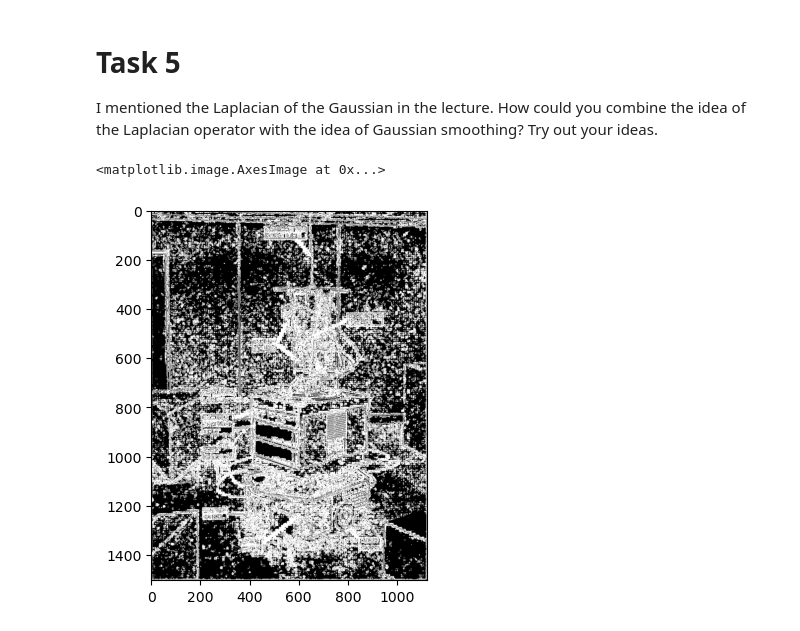
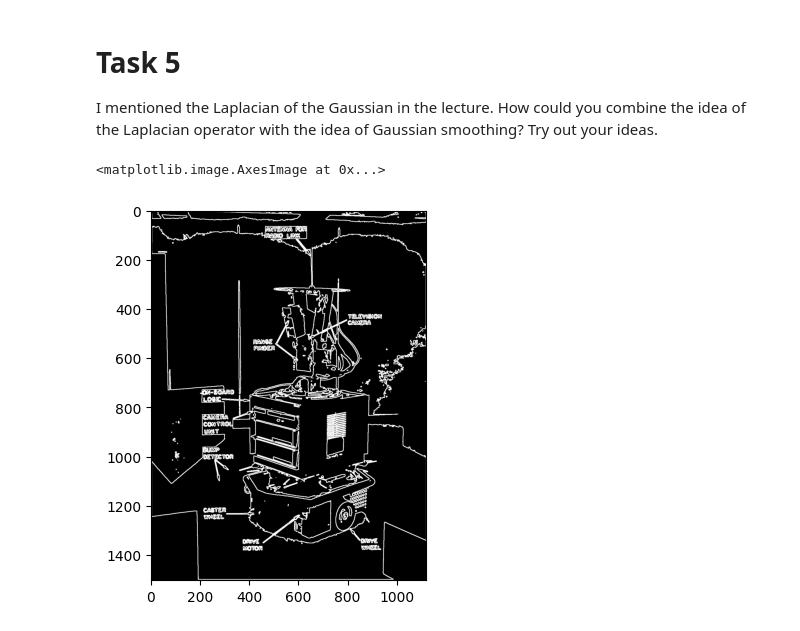
Before and after one commit to Alexandercheng-rsch/Robots-lab-, a Jupyter notebook: Lab2/lab2.ipynb, the cells around one changed output. Saved outputs shown, nothing was run; the diff lists cells and outputs as text; code cells hidden in the pictures.

```diff
--- a/Lab2/lab2.ipynb
+++ b/Lab2/lab2.ipynb
@@ -53,8 +54,8 @@ for i in range(N):
         kernel[i,j] = (1/(2*np.pi*sigma**2))*np.e**(-(((i-centre)**2+(j-centre)**2)/2*sigma**2))
 kernel/= np.sum(kernel)
 ##for 5x5
-N = 5
-sigma = 1
+N = 200
+sigma = 20
 centre = (N-1)/2
 kernel_2 = np.zeros((N,N))
 sum = 0
@@ -82,7 +83,7 @@ shakey_con = scipy.signal.convolve2d(shakey,kernel,mode='same')
 threshold_shakey_sobel_x_2 = abs(scipy.signal.convolve2d(shakey_con,sobel_x,mode='same'))
 threshold_shakey_sobel_y_2 = abs(scipy.signal.convolve2d(shakey_con,sobel_y,mode='same'))
 shakey_mag_2 = magnitude(threshold_shakey_sobel_x_2,threshold_shakey_sobel_y_2)
-#
+#the lower intensity pixels.
 
 plt.subplot(1,4,2)
 plt.imshow(shakey_mag_2>thres,cmap='gray')
@@ -155,6 +156,6 @@ print(mat_2.shape)
 # %%
 ##5x5
-std_dev_ls = [0.1,1,2,3,4,0.00000003]
+std_dev_ls = [1,3,5,7,9]
 x = 2
 mean = 0
 iter = 0
@@ -169,16 +170,19 @@ for i in std_dev_ls:
     plt.subplot(1,len(std_dev_ls),iter)
     plt.axis('off')
     plt.imshow(magnitude_sobel,cmap='gray')
-    plt.title('σ={}'.format(i))
+    zoom_region = [250, 700, 20, 200]  # Adjust these values based on your image and desired zoom area
+    plt.xlim(zoom_region[0], zoom_region[1])
+    plt.ylim(zoom_region[3], zoom_region[2])
+    plt.title('5x5, σ={}'.format(i))
 
 
 ###3x3
 
-std_dev_ls = [0.1,0.6,1,2,3,4,5]
+std_dev_ls = [1,3,5,7,9]
 x = 1
 mean = 0
 iter = 0
-plt.figure(figsize=(20, 60))
+plt.figure(figsize=(40, 90))
 for i in std_dev_ls:
     iter +=1
     mat = sample_gaussian(i,mean,np.arange(start=-x,stop=x+1,step=1,dtype=np.float32))
@@ -188,5 +192,8 @@ for i in std_dev_ls:
     plt.subplot(1,len(std_dev_ls),iter)
     plt.axis('off')
     plt.imshow(shakey_conv,cmap='gray')
-    plt.title('σ={}'.format(i))
+    zoom_region = [250, 700, 20, 200]  # Adjust these values based on your image and desired zoom area
+    plt.xlim(zoom_region[0], zoom_region[1])
+    plt.ylim(zoom_region[3], zoom_region[2])
+    plt.title('3x3, σ={}'.format(i))
 # %% [output]
@@ -280,18 +281,22 @@ The resulting image is very noisy. This because Laplacian filter is the sum of t
 I mentioned the Laplacian of the Gaussian in the lecture. How could you combine the idea of
 the Laplacian operator with the idea of Gaussian smoothing? Try out your ideas.
 # %%
-# Complete Task 5 here
+# Complete Task 4 here
 
 mean = 0
-x = 3
-std_dev = 0.3
+x = 4
+std_dev = 3
 mat_1_single = sample_gaussian(std_dev,mean,np.arange(start=-x,stop=x+1,step=1,dtype=np.float32))
 mat_1 = np.matmul(mat.T,mat)
 
-convolved = scipy.signal.convolve2d(mat_1,laplacian)
-smaller = scipy.signal.convolve2d(shakey,convolved)
-zero_crossed = zero_cross(smaller)
+laplacian = np.array([[0,-1,0],
+                    [-1,4,-1],
+                    [0,-1,0]])
+
+smaller_x = scipy.signal.convolve2d(shakey,mat_1)
+smaller_x = scipy.signal.convolve2d(smaller_x>2,laplacian)
+zero_crossed = zero_cross(smaller_x)
 plt.imshow(zero_crossed,cmap='gray')
 # %% [output]
 <matplotlib.image.AxesImage at 0x...>
-[figure, old version]
+[figure, new version]
```
Also changed, not shown: parts of 7 cells of this notebook.
